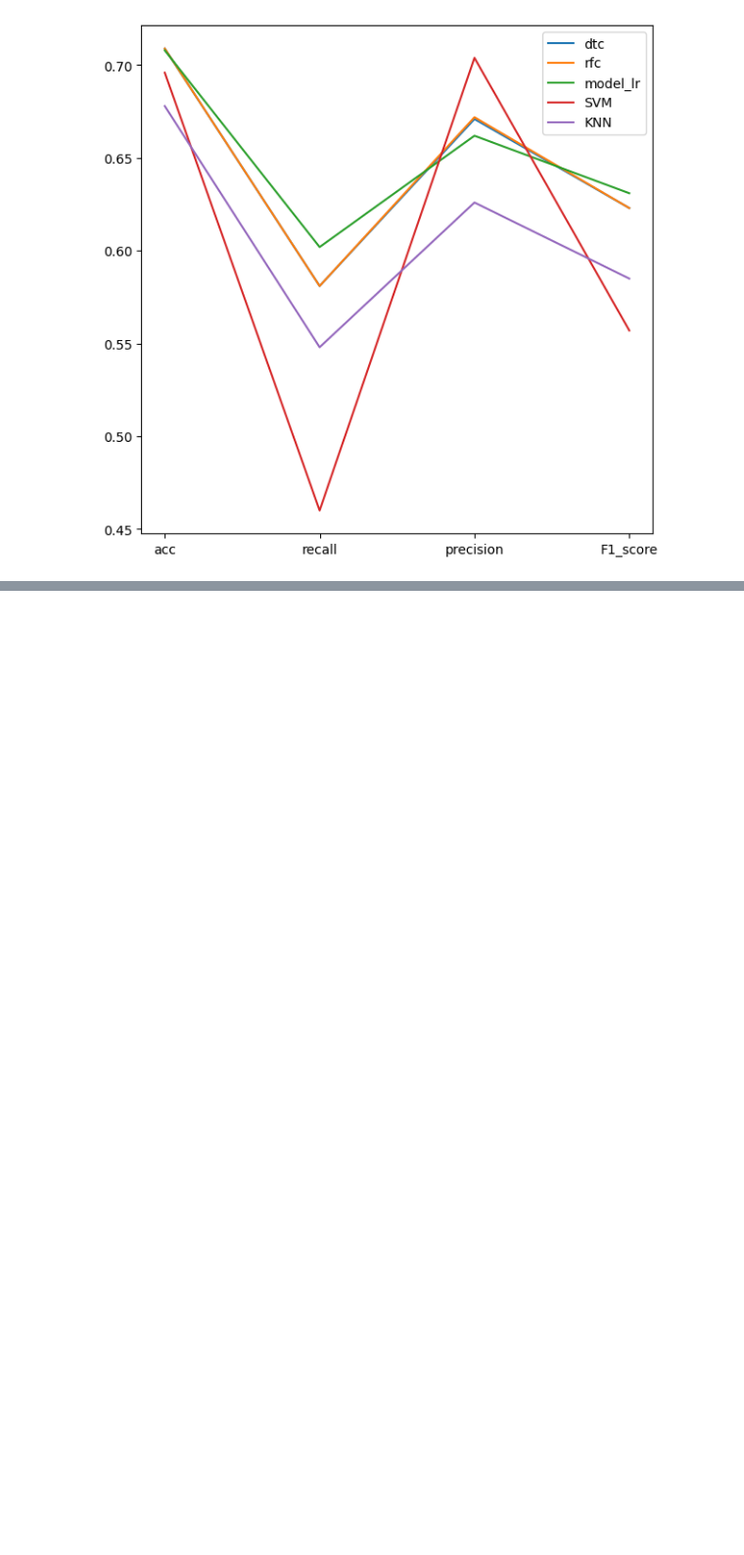
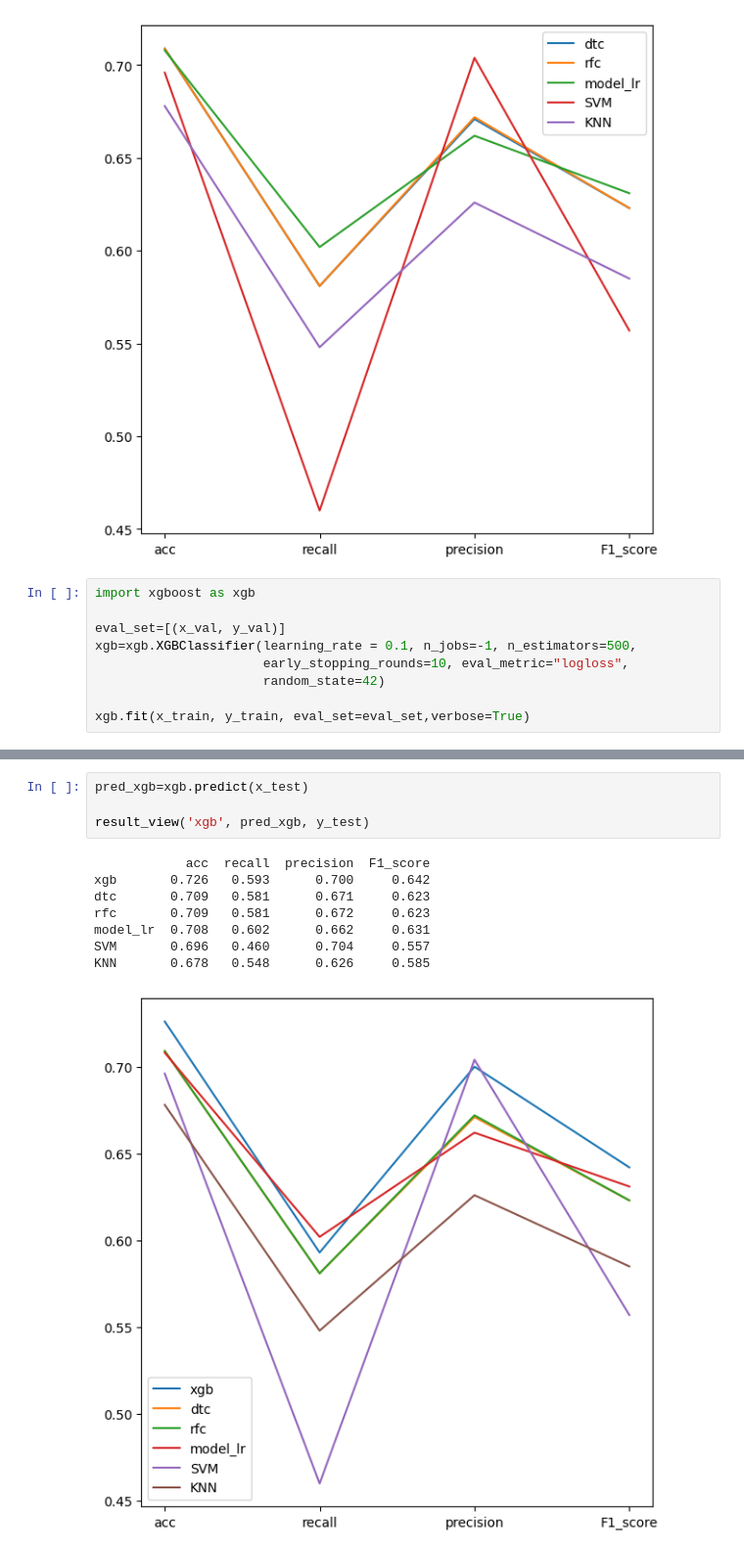
Before and after one commit to Njeon3091/AICE_study, a Jupyter notebook: 실습_과제(비데_정수기_렌탈).ipynb, the cells around one changed output, grey strips where cells are left out. Shown at 98% size. Cells and saved outputs as stored; diff of their text form; blank space fills up the shorter version.

```diff
--- a/실습_과제(비데_정수기_렌탈).ipynb
+++ b/실습_과제(비데_정수기_렌탈).ipynb
@@ -1652,3 +1650,12 @@ model_lr  0.708   0.602      0.662     0.631
 SVM       0.696   0.460      0.704     0.557
 KNN       0.678   0.548      0.626     0.585
 [figure]
+# %%
+import xgboost as xgb
+
+eval_set=[(x_val, y_val)]
+xgb=xgb.XGBClassifier(learning_rate = 0.1, n_jobs=-1, n_estimators=500,
+                      early_stopping_rounds=10, eval_metric="logloss",
+                      random_state=42)
+
+xgb.fit(x_train, y_train, eval_set=eval_set,verbose=True)
@@ -1654,0 +1692,13 @@ KNN       0.678   0.548      0.626     0.585
+# %%
+pred_xgb=xgb.predict(x_test)
+
+result_view('xgb', pred_xgb, y_test)
+# %% [output]
+            acc  recall  precision  F1_score
+xgb       0.726   0.593      0.700     0.642
+dtc       0.709   0.581      0.671     0.623
+rfc       0.709   0.581      0.672     0.623
+model_lr  0.708   0.602      0.662     0.631
+SVM       0.696   0.460      0.704     0.557
+KNN       0.678   0.548      0.626     0.585
+[figure, added]
```
Also changed, not shown: parts of 10 cells of this notebook.
